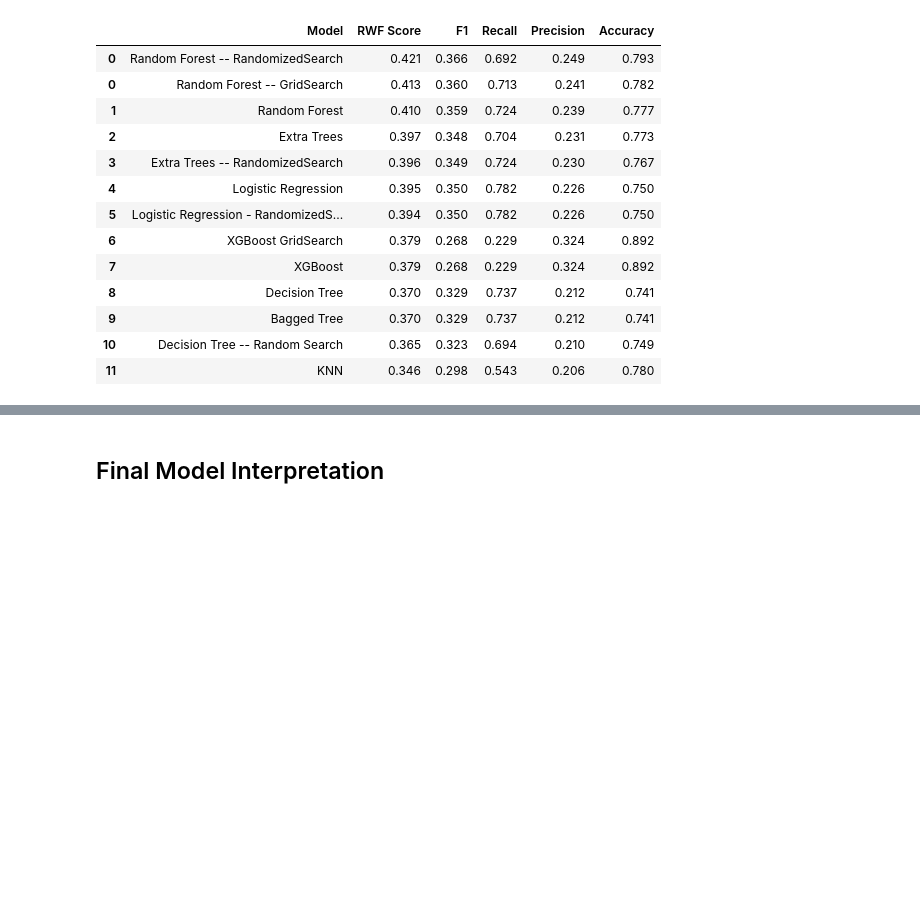
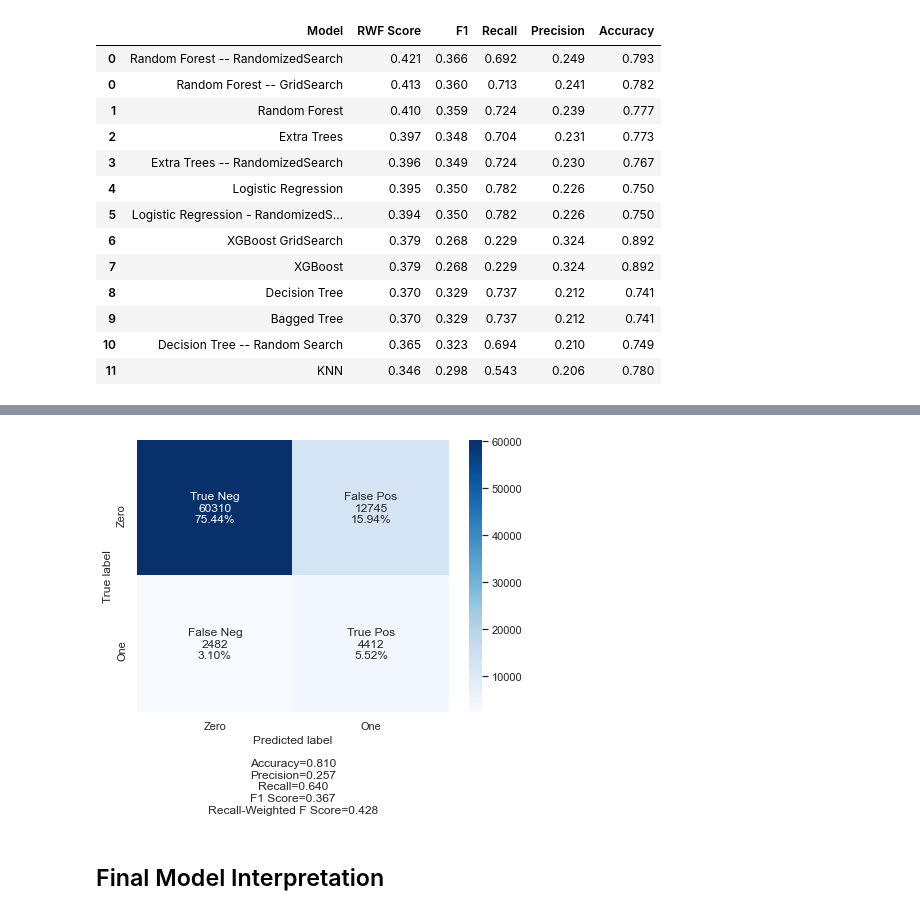
Before and after one commit to tmcroyce/Heart-Disease-Classification, a Jupyter notebook: Final_Heart_Disease_Categorical.ipynb, the cells around one changed output, grey strips where cells are left out. Cells and saved outputs as stored; diff of their text form; code cells hidden in the pictures; blank space fills up the shorter version.

```diff
--- a/Final_Heart_Disease_Categorical.ipynb
+++ b/Final_Heart_Disease_Categorical.ipynb
@@ -1244,0 +1277,8 @@ model_sum
+# %%
+grid_srch = {'n_estimators': [150,200],
+ 'min_samples_split': [4],
+ 'min_samples_leaf': [2,3],
+ 'max_depth': [9,10],
+ 'criterion': ['gini'],
+ 'bootstrap': [True],
+ }
@@ -1245,3 +1297,16 @@ model_sum
+# %%
+rf_gridsearch_pred = r_GridSearch.predict(X_all_test)
+cf_matrix = confusion_matrix(y_test, rf_gridsearch_pred)
+
+#plot Confusion Matrix
+labels = ['True Neg','False Pos','False Neg','True Pos']
+categories = ['Zero', 'One']
+make_confusion_matrix(cf_matrix,
+                      group_names=labels,
+                      categories=categories,
+                      cmap='Blues')
+# %% [output]
+[figure, added]
 # %% [markdown]
 ## Final Model Interpretation
 # %%
```
Also changed, not shown: parts of 18 cells of this notebook.
